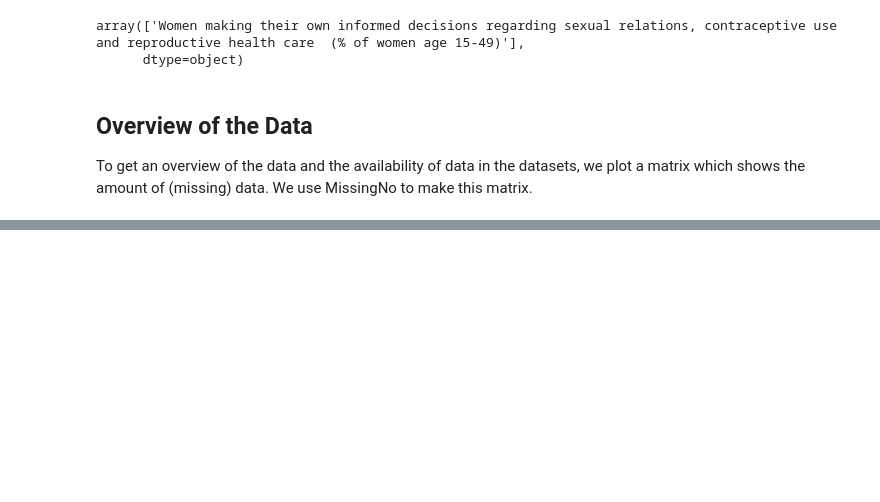
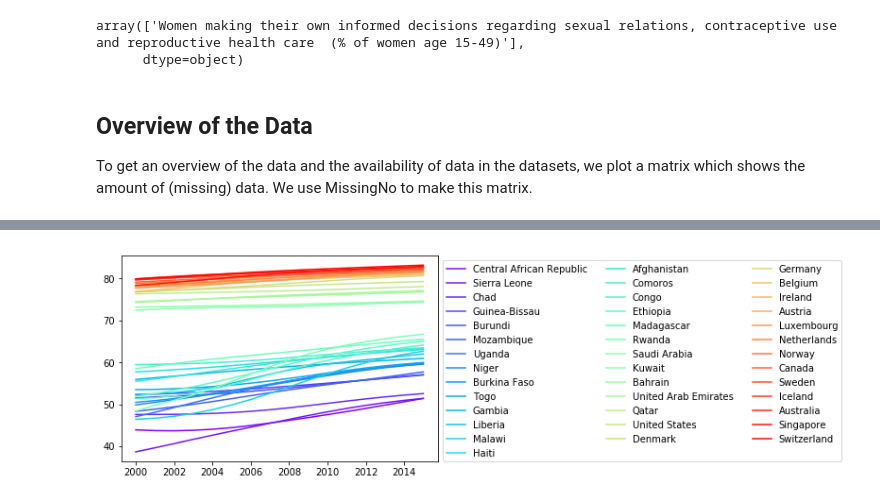
Before and after one commit to J-h-V/EPA1333FA, a Jupyter notebook: Group25.ipynb, the cells around one changed output, grey strips where cells are left out. Saved outputs shown, nothing was run; the diff lists cells and outputs as text; code cells hidden in the pictures; blank space fills up the shorter version.

```diff
--- a/Group25.ipynb
+++ b/Group25.ipynb
@@ -191,0 +181,6 @@ KeyError: 'Brunei'
+# %%
+life_exp_data.sort_values(by= 2015, axis =1).plot(linestyle = ("-"),cmap=plt.cm.get_cmap('rainbow'))
+plt.legend(bbox_to_anchor=(1, 1), loc='upper left', ncol = 3)
+plt.show()
+# %% [output]
+[figure, added]
```
Also changed, not shown: parts of 11 cells of this notebook.
